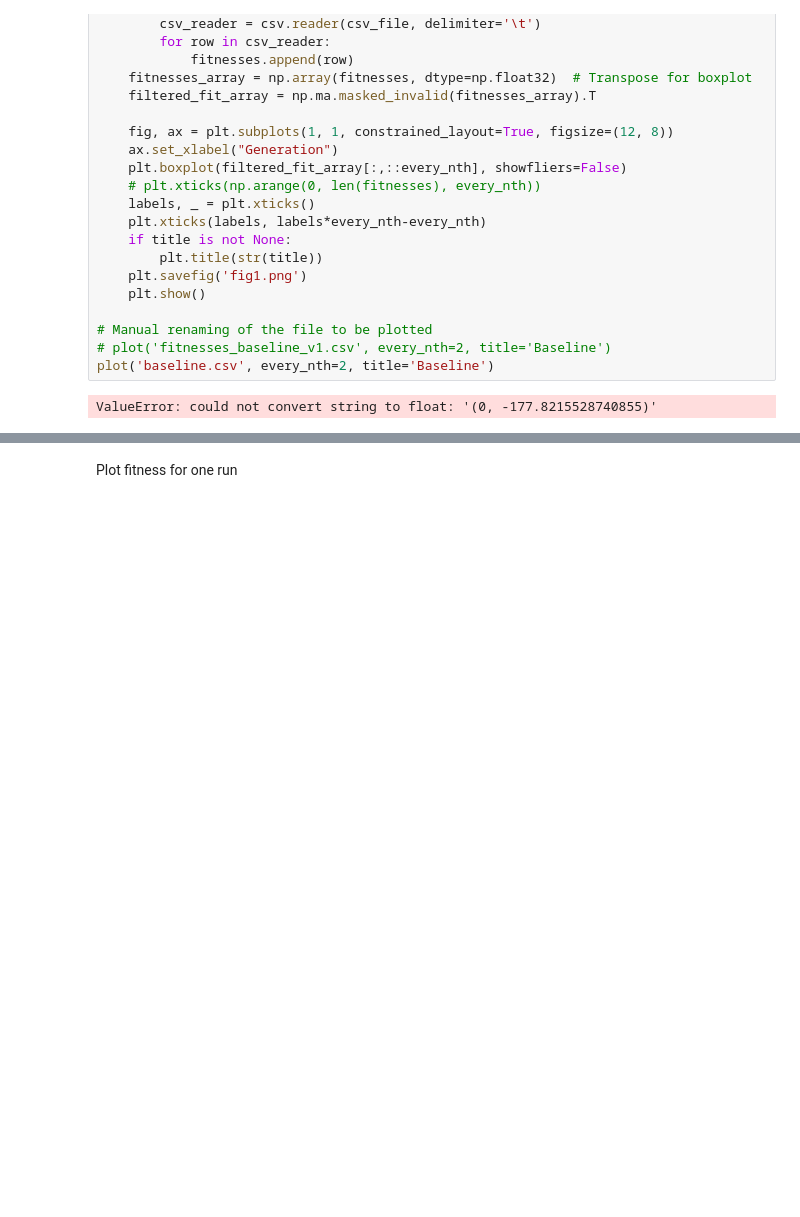
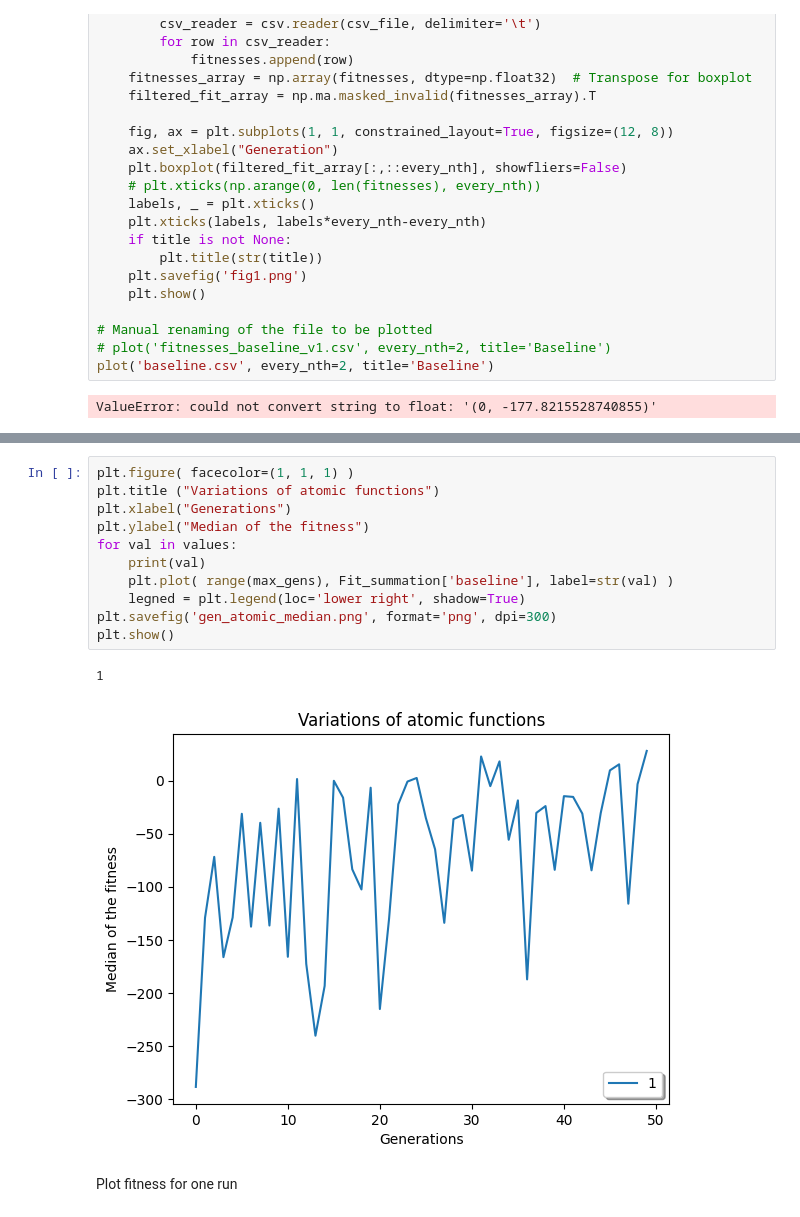
Before and after one commit to justanotherariel/EA-group-8, a Jupyter notebook: solution.ipynb, the cells around one changed output, grey strips where cells are left out. Drawn from its saved outputs; the diff is of its cells as text; blank space fills up the shorter version.

Commit message:
add mean plot

```diff
--- a/solution.ipynb
+++ b/solution.ipynb
@@ -377,3 +432,17 @@ ValueError: could not convert string to float: '(0, -177.8215528740855)'
+# %%
+plt.figure( facecolor=(1, 1, 1) )
+plt.title ("Variations of atomic functions")
+plt.xlabel("Generations")
+plt.ylabel("Median of the fitness")
+for val in values:
+    print(val)
+    plt.plot( range(max_gens), Fit_summation['baseline'], label=str(val) )
+    legned = plt.legend(loc='lower right', shadow=True)
+plt.savefig('gen_atomic_median.png', format='png', dpi=300)
+plt.show()
+# %% [output]
+1
+[figure, added]
 # %% [markdown]
 Plot fitness for one run
 # %%
```
Also changed, not shown: parts of 4 cells of this notebook, 4 other files.
